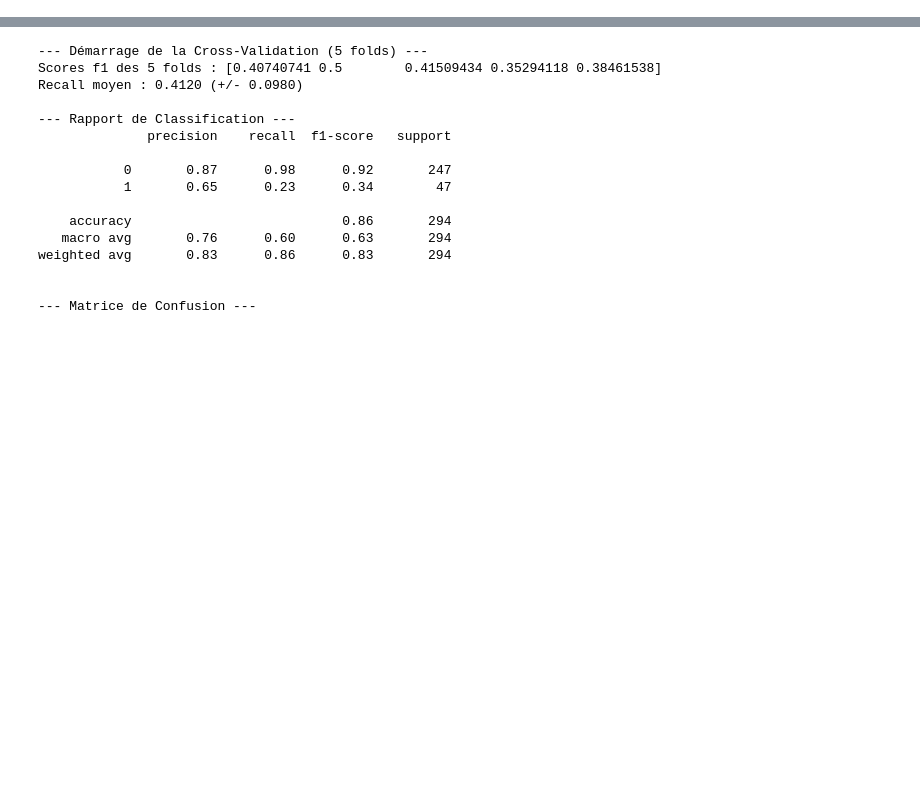
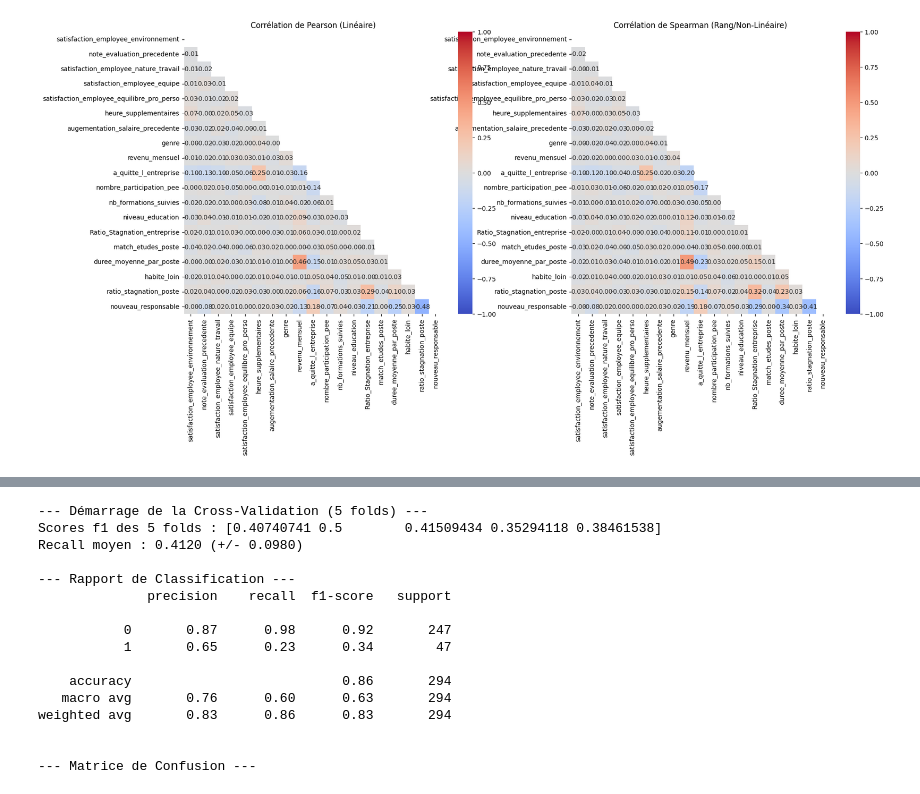
Before and after one commit to Apinsun/Projet4, a Jupyter notebook: projet4_v2.ipynb, the cells around one changed output, grey strips where cells are left out. Cells and saved outputs as stored; diff of their text form; code cells hidden in the pictures; blank space fills up the shorter version.

Commit message:
ajout de la visualisation des matrices de corrélations

```diff
--- a/projet4_v2.ipynb
+++ b/projet4_v2.ipynb
@@ -253,3 +253,30 @@ df_clean['augementation_salaire_precedente'] = df_clean['augementation_salaire_p
 #     drop_first=True,   # Pour éviter la redondance (ex: si ce n'est ni Occasionnel ni Fréquent, c'est forcément Aucun)
 #     dtype=int          # Pour avoir des 0 et 1 (au lieu de True/False)
 # )
+# %%
+### Suppression des Collinéarités ###
+
+import seaborn as sns
+
+# 1. Sélectionner seulement les colonnes numériques de votre X_train
+# (Excluez les colonnes catégorielles pour l'instant)
+df_num = df_clean.select_dtypes(include=['number'])
+
+# 2. Calculer les matrices
+corr_pearson = df_num.corr(method='pearson')
+corr_spearman = df_num.corr(method='spearman')
+
+# 3. Affichage (On masque la moitié haute car c'est symétrique)
+fig, ax = plt.subplots(1, 2, figsize=(20, 8))
+
+mask = np.triu(np.ones_like(corr_pearson, dtype=bool))
+
+sns.heatmap(corr_pearson, mask=mask, annot=True, fmt=".2f", cmap='coolwarm', vmin=-1, vmax=1, ax=ax[0])
+ax[0].set_title("Corrélation de Pearson (Linéaire)")
+
+sns.heatmap(corr_spearman, mask=mask, annot=True, fmt=".2f", cmap='coolwarm', vmin=-1, vmax=1, ax=ax[1])
+ax[1].set_title("Corrélation de Spearman (Rang/Non-Linéaire)")
+
+plt.show()
+# %% [output]
+[figure, added]
```
Also changed, not shown: parts of 3 cells of this notebook.
